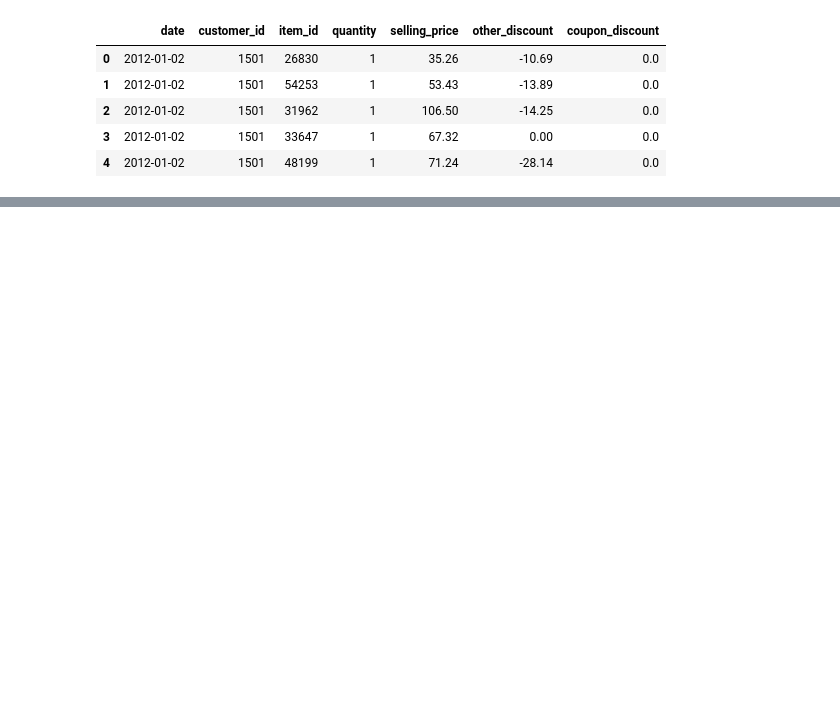
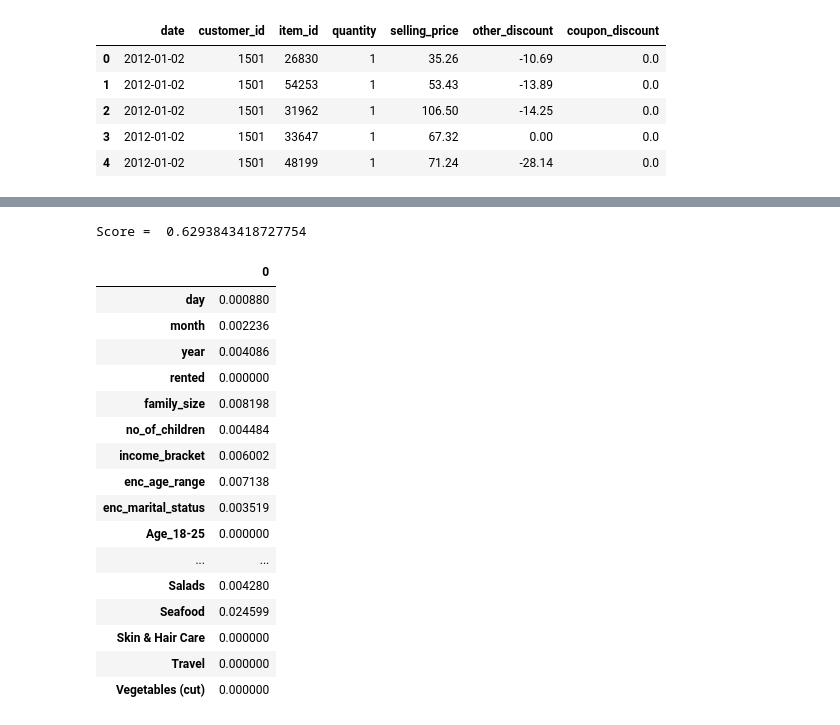
Before and after one commit to agolia14/Coupan-Redemption-Prediction, a Jupyter notebook: Customer_Transaction_Analysis.ipynb, the cells around one changed output, grey strips where cells are left out. Saved outputs shown, nothing was run; the diff lists cells and outputs as text; code cells hidden in the pictures; blank space fills up the shorter version.

```diff
--- a/Customer_Transaction_Analysis.ipynb
+++ b/Customer_Transaction_Analysis.ipynb
@@ -126,0 +148,25 @@ To https://github.com/agolia14/Coupan-Redemption-Prediction.git
+# %%
+model = XGBClassifier(random_state=10)
+model.fit(X_train, y_train)
+y_pred = model.predict(X_test)
+print("Score = ", roc_auc_score(y_test, y_pred))
+pd.DataFrame([model.feature_importances_], columns=X.columns).transpose()
+# %% [output]
+Score =  0.6293843418727754
+|  | 0 |
+| day | 0.000880 |
+| month | 0.002236 |
+| year | 0.004086 |
+| rented | 0.000000 |
+| family_size | 0.008198 |
+| no_of_children | 0.004484 |
+| income_bracket | 0.006002 |
+| enc_age_range | 0.007138 |
+| enc_marital_status | 0.003519 |
+| Age_18-25 | 0.000000 |
+| ... | ... |
+| Salads | 0.004280 |
+| Seafood | 0.024599 |
+| Skin & Hair Care | 0.000000 |
+| Travel | 0.000000 |
+| Vegetables (cut) | 0.000000 |
```
Also changed, not shown: parts of 18 cells of this notebook.
